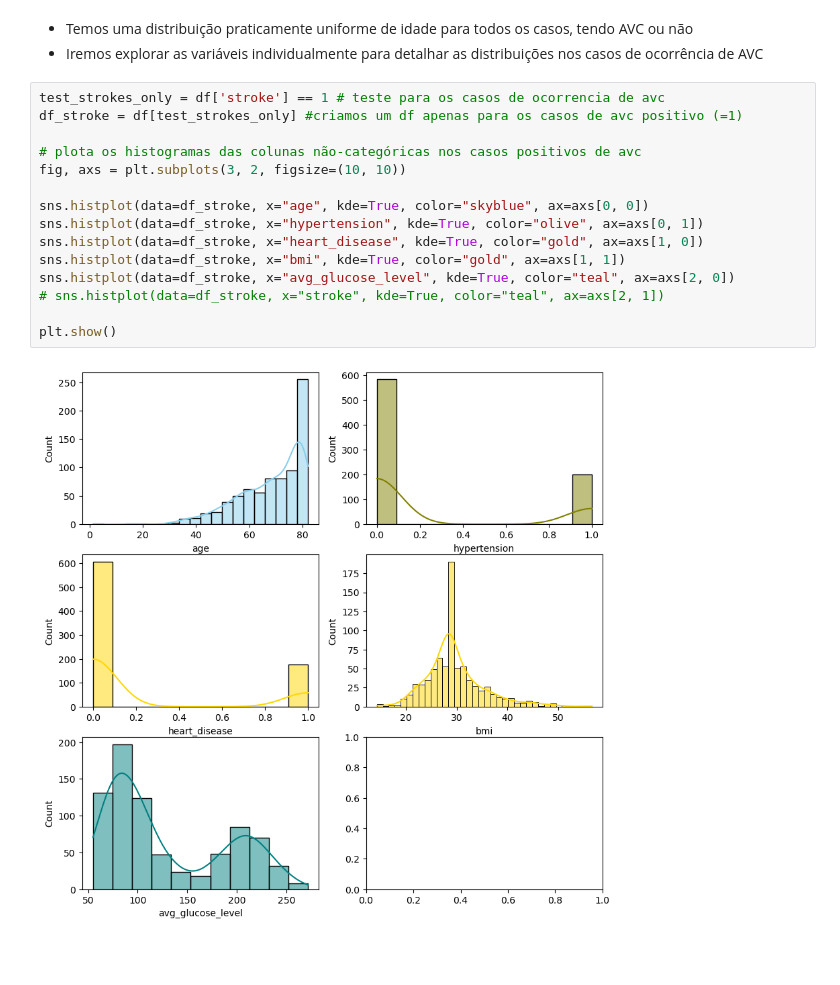
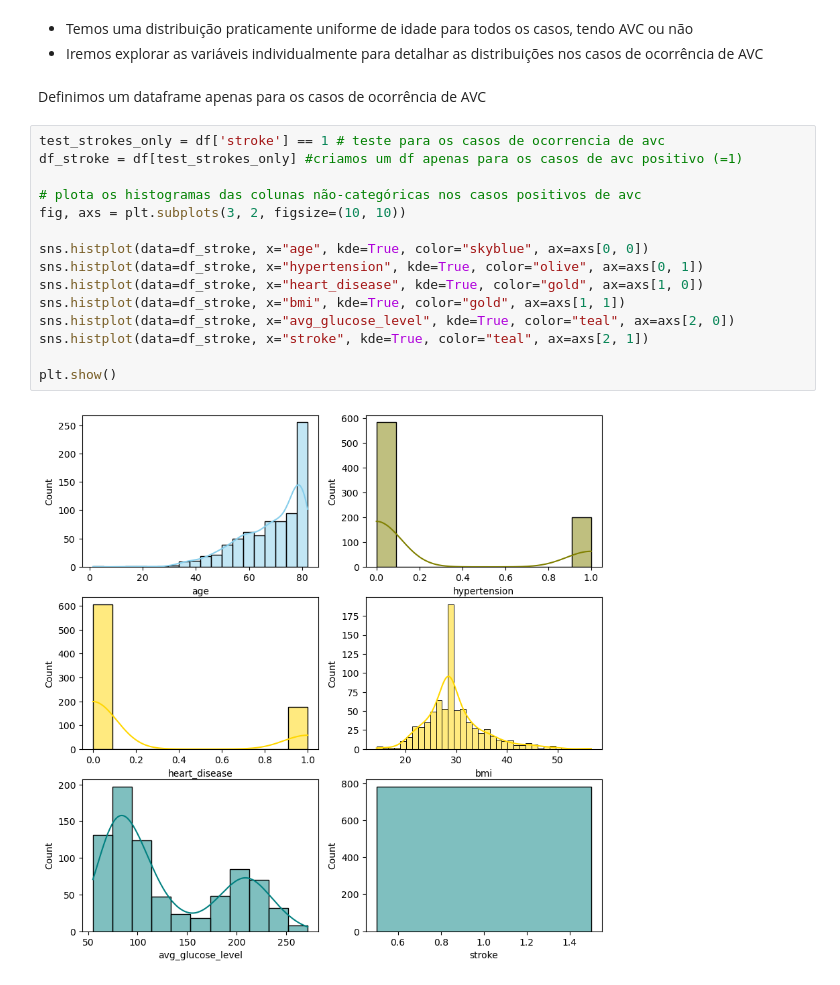
Before and after one commit to Jdss026/stroke-classifier, a Jupyter notebook: notebooks/eda copy.ipynb, the cells around one changed output. Saved outputs shown, nothing was run; the diff lists cells and outputs as text; blank space fills up the shorter version.

```diff
--- a/notebooks/eda copy.ipynb
+++ b/notebooks/eda copy.ipynb
@@ -173,23 +175,25 @@ plt.show()
 # %% [markdown]
 - Temos uma distribuição praticamente uniforme de idade para todos os casos, tendo AVC ou não
 - Iremos explorar as variáveis individualmente para detalhar as distribuições nos casos de ocorrência de AVC
+# %% [markdown]
+Definimos um dataframe apenas para os casos de ocorrência de AVC
 # %%
 test_strokes_only = df['stroke'] == 1 # teste para os casos de ocorrencia de avc
 df_stroke = df[test_strokes_only] #criamos um df apenas para os casos de avc positivo (=1)
 
 # plota os histogramas das colunas não-categóricas nos casos positivos de avc
 fig, axs = plt.subplots(3, 2, figsize=(10, 10))
 
 sns.histplot(data=df_stroke, x="age", kde=True, color="skyblue", ax=axs[0, 0])
 sns.histplot(data=df_stroke, x="hypertension", kde=True, color="olive", ax=axs[0, 1])
 sns.histplot(data=df_stroke, x="heart_disease", kde=True, color="gold", ax=axs[1, 0])
 sns.histplot(data=df_stroke, x="bmi", kde=True, color="gold", ax=axs[1, 1])
 sns.histplot(data=df_stroke, x="avg_glucose_level", kde=True, color="teal", ax=axs[2, 0])
-# sns.histplot(data=df_stroke, x="stroke", kde=True, color="teal", ax=axs[2, 1])
+sns.histplot(data=df_stroke, x="stroke", kde=True, color="teal", ax=axs[2, 1])
 
 plt.show()
 # %% [output]
-[figure, old version]
+[figure, new version]
 # %%
 df_stroke.describe()
 # %% [output]
```
Also changed, not shown: parts of 15 cells of this notebook.
